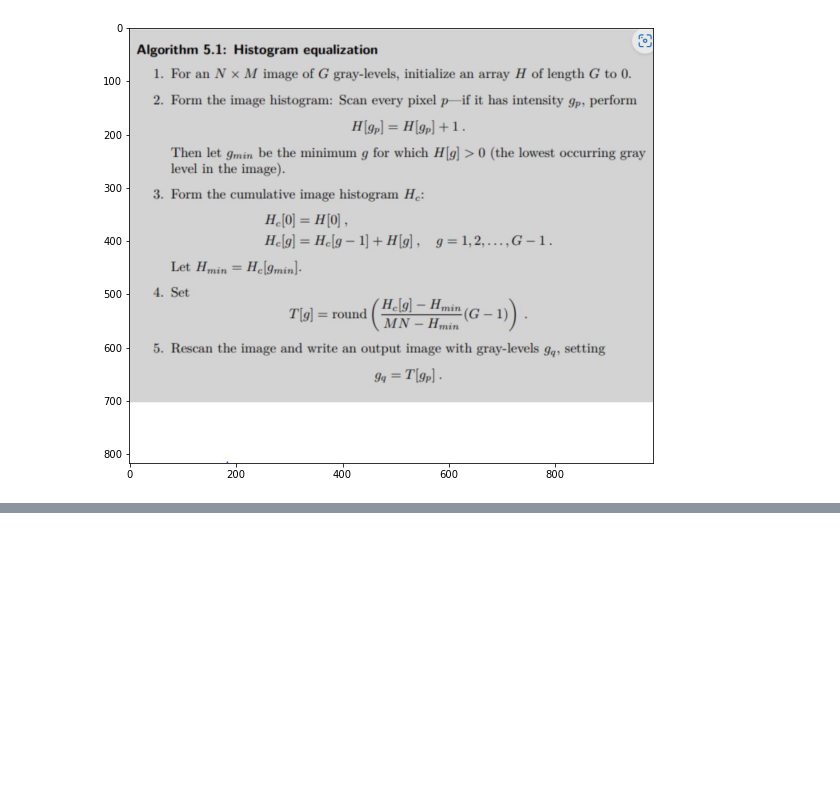
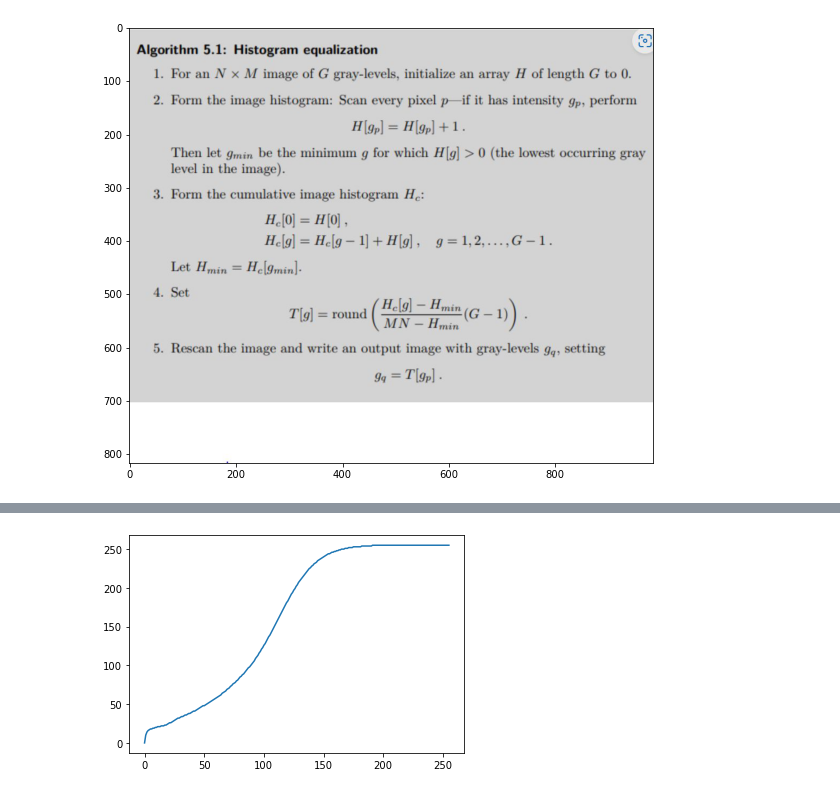
Before and after one commit to HoJin1014/KNU-BIGDATA-study, a Jupyter notebook: 2022.11.14/hist_equal.ipynb, the cells around one changed output, grey strips where cells are left out. Saved outputs shown, nothing was run; the diff lists cells and outputs as text; code cells hidden in the pictures; blank space fills up the shorter version.

```diff
--- a/2022.11.14/hist_equal.ipynb
+++ b/2022.11.14/hist_equal.ipynb
@@ -65,0 +77,5 @@ plt.show()
+# %%
+plt.plot(T)
+plt.show()
+# %% [output]
+[figure, added]
```
Also changed, not shown: parts of 6 cells of this notebook.
